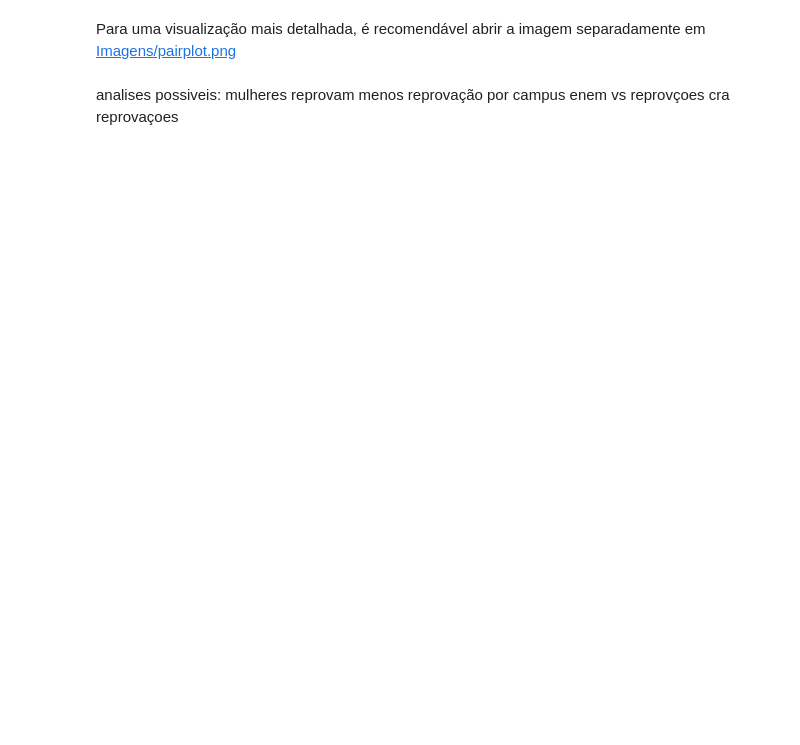
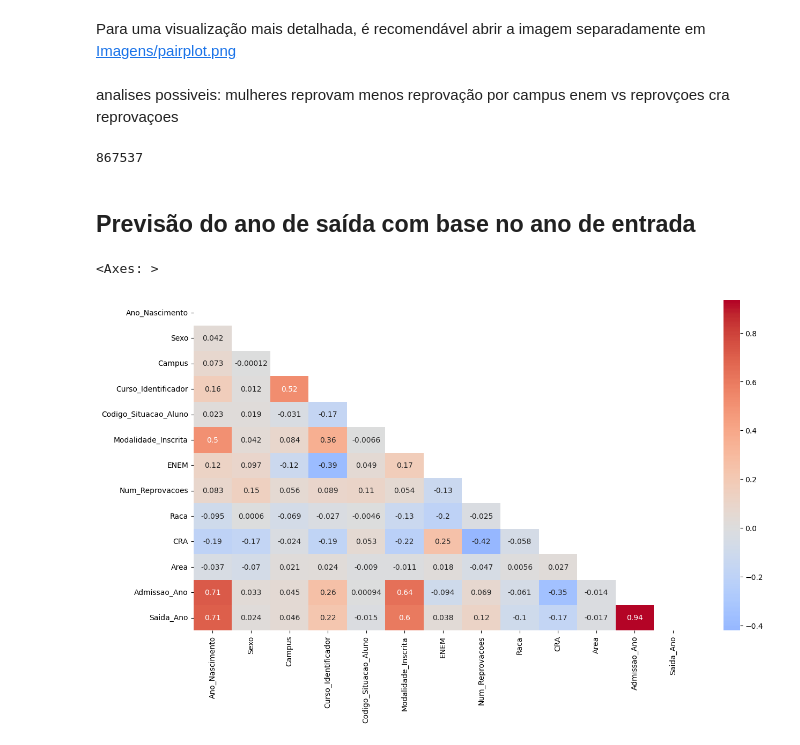
Before and after one commit to Duds04/Projeto_Dados, a Jupyter notebook: src/Regressoes.ipynb, the cells around one changed output. Saved outputs shown, nothing was run; the diff lists cells and outputs as text; code cells hidden in the pictures; blank space fills up the shorter version.

```diff
--- a/src/Regressoes.ipynb
+++ b/src/Regressoes.ipynb
@@ -149,3 +120,20 @@ mulheres reprovam menos
 reprovação por campus
 enem vs reprovçoes
 cra reprovaçoes
+# %%
+df.size
+df.dropna().size
+# %% [output]
+867537
+# %% [markdown]
+## Previsão do ano de saída com base no ano de entrada
+# %%
+X = ["Ano_Nascimento" , "Sexo" , "Campus" , "Curso_Identificador" , "Codigo_Situacao_Aluno" , "Modalidade_Inscrita" , "ENEM" , "Num_Reprovacoes" , "Raca" , "CRA" , "Area" , "Admissao_Ano", "Saida_Ano"]
+
+correlation = dfPlot[X].corr()
+matrix = np.triu(dfPlot[X].corr())
+plt.figure(figsize=(15,8))
+sns.heatmap(correlation, xticklabels=correlation.columns, yticklabels=correlation.columns, annot=True, center=0, cmap='coolwarm', mask=matrix)
+# %% [output]
+<Axes: >
+[figure, added]
```
Also changed, not shown: parts of 9 cells of this notebook.
